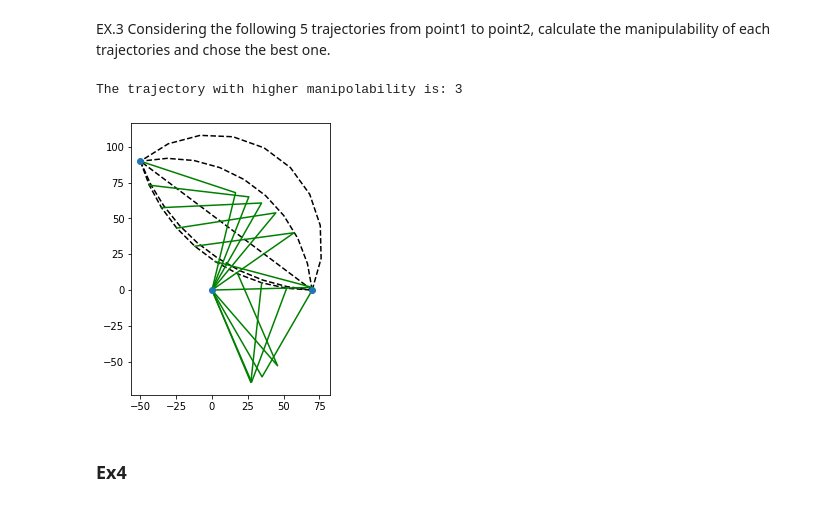
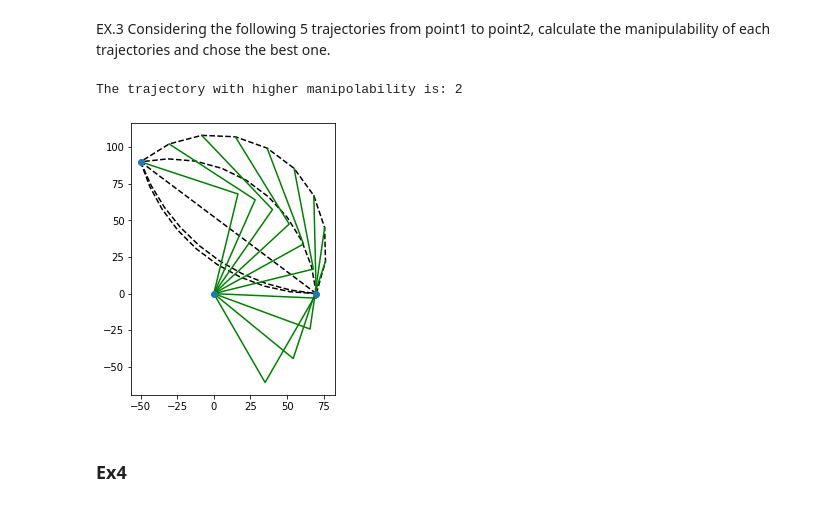
Before and after one commit to amieo-ra/ar21_CMP9764M, a Jupyter notebook: Answer.ipynb, the cells around one changed output. Drawn from its saved outputs; the diff is of its cells as text; code cells hidden in the pictures.

```diff
--- a/Answer.ipynb
+++ b/Answer.ipynb
@@ -113,6 +113,21 @@ print(jacobian2)
 # %% [markdown]
 EX.3 Considering the following 5 trajectories from point1 to point2, calculate the manipulability of each trajectories and chose the best one.
 # %%
+def jacobian_x(x, l):
+    sol1,sol2 = ik1P(x,l)
+    jacobian_matrix = jacobian_q(sol1,l)
+    return jacobian_matrix
+
+def jacobian_q(q, l):
+  q1 = q[0]
+  q2 = q[1]
+  l1 = l[0]
+  l2 = l[1]
+
+  jacobian = np.array([[-l1*np.sin(q1)-l2*np.sin(q1+q2),-l2*np.sin(q1+q2)],
+                       [ l1*np.cos(q1)+l2*np.cos(q1+q2), l2*np.cos(q1+q2)]])
+  return jacobian
+
 def ik2P(x,l): # n point
     l0 = ml.repmat(l[0],np.shape([x])[1],1)
     l1 = ml.repmat(l[1],np.shape([x])[1],1)
@@ -133,7 +148,7 @@ def fk2P(q,l): # n point
 
 def utility_fun(q,l):
   manipulability = 0
-  for i in q:
+  for i in np.transpose(q):
     jacobian = jacobian_q(i,l)
     manipulability += np.sqrt(np.linalg.det(np.dot(jacobian,jacobian.T)))
   return manipulability
@@ -194,39 +209,40 @@ q3, q = ik2P(np.transpose(np.vstack((x3,y3))),l)
 q4, q = ik2P(np.transpose(np.vstack((x4,y4))),l)
 q5, q = ik2P(np.transpose(np.vstack((x5,y5))),l)
 
+
 #robot point
 rP11, rP12 = fk2P(q1,l)
 rP21, rP22 = fk2P(q2,l)
 rP31, rP32 = fk2P(q3,l)
 rP41, rP42 = fk2P(q4,l)
 rP51, rP52 = fk2P(q5,l)
 
 #Manipolability
 man1 = utility_fun(q1,l)
 man2 = utility_fun(q2,l)
 man3 = utility_fun(q3,l)
 man4 = utility_fun(q4,l)
 man5 = utility_fun(q5,l)
 
 x = [man1, man2, man3,man4,man5]
 j = np.argsort(x)[-1]+1
 print('The trajectory with higher manipolability is: %d' %(j))
 
 
 fig = plt.figure(figsize=(15,5))
 ax = fig.add_subplot(111, aspect='equal')
 ax.plot(x1,y1,'--k')
 ax.plot(x2,y2,'--k')
 ax.plot(x3,y3,'--k')
 ax.plot(x4,y4,'--k')
 ax.plot(x5,y5,'--k')
 for i in range(10):
   ax.plot([0,(eval('rP%d1'% (j)))[0,i],(eval('rP%d2'% (j)))[0,i]],[0,(eval('rP%d1'% (j)))[1,i],(eval('rP%d2'% (j)))[1,i]],'g')
 ax.plot([0,point1[0],point2[0]],[0,point1[1],point2[1]],'o')
 plt.show()
 # %% [output]
-The trajectory with higher manipolability is: 3
+The trajectory with higher manipolability is: 2
-[figure, old version]
+[figure, new version]
 # %% [markdown]
 ### Ex4
 # %% [markdown]
```
Also changed, not shown: parts of 1 cell of this notebook, 1 other file.
